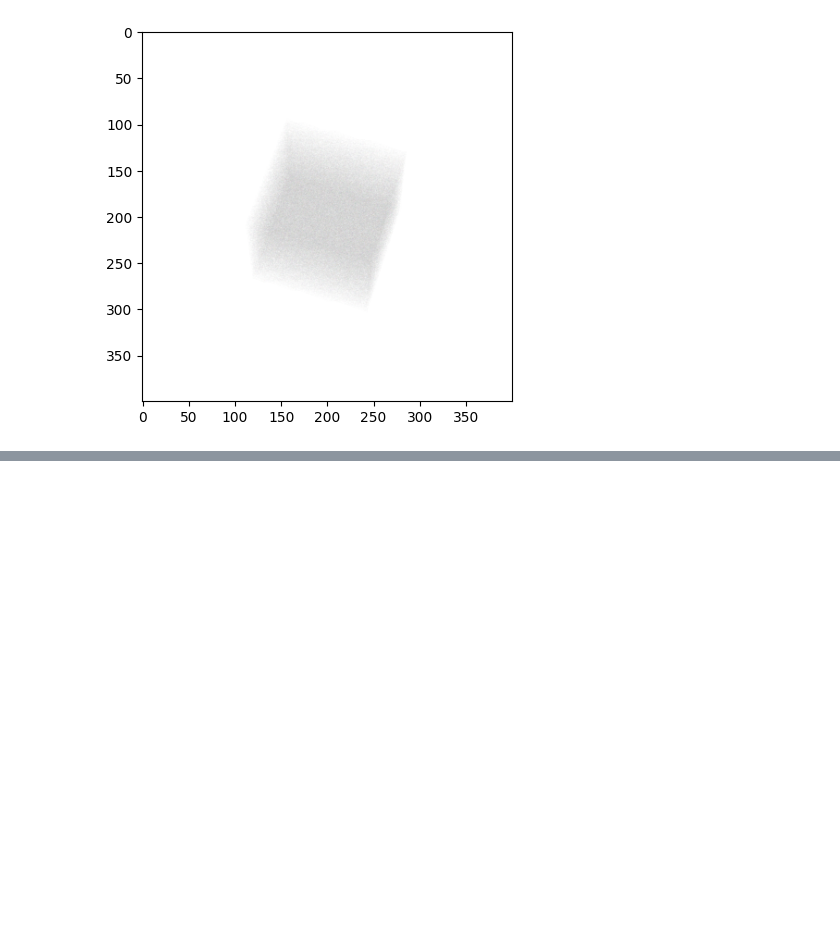
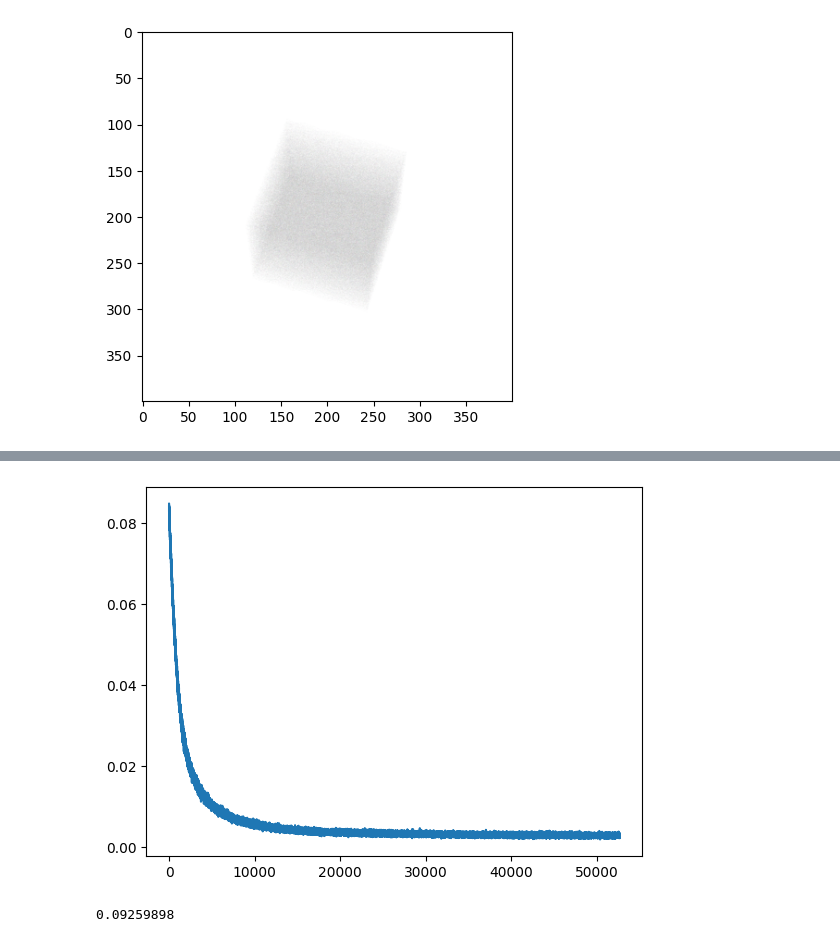
Before and after one commit to zcemycl/mlreading-hub, a Jupyter notebook: notes/cv/nerf/part5-reconstruction.ipynb, the cells around one changed output, grey strips where cells are left out. Drawn from its saved outputs; the diff is of its cells as text; code cells hidden in the pictures; blank space fills up the shorter version.

```diff
--- a/notes/cv/nerf/part5-reconstruction.ipynb
+++ b/notes/cv/nerf/part5-reconstruction.ipynb
@@ -11,12 +11,12 @@ import matplotlib.image as mpimg
 from torch.utils.data import DataLoader
 # %%
 device = 'cuda'
-num_epochs = 10
+num_epochs = 15
 lr = 1e-3
 gamma = .5
 tn, tf = 8, 12
 nb_bins = 100
-batch_size = 2048
+batch_size = 4096
 # %%
 def load_data(
     path='/media/yui/Disk/project/practice/rhub/fox',
@@ -260,0 +294,5 @@ with torch.no_grad():
+# %%
+plt.plot(training_loss)
+plt.show()
+# %% [output]
+[figure, added]
@@ -260,0 +321,4 @@ with torch.no_grad():
+# %%
+np.mean(density)
+# %% [output]
+0.09259898
```
Also changed, not shown: parts of 10 cells of this notebook.
